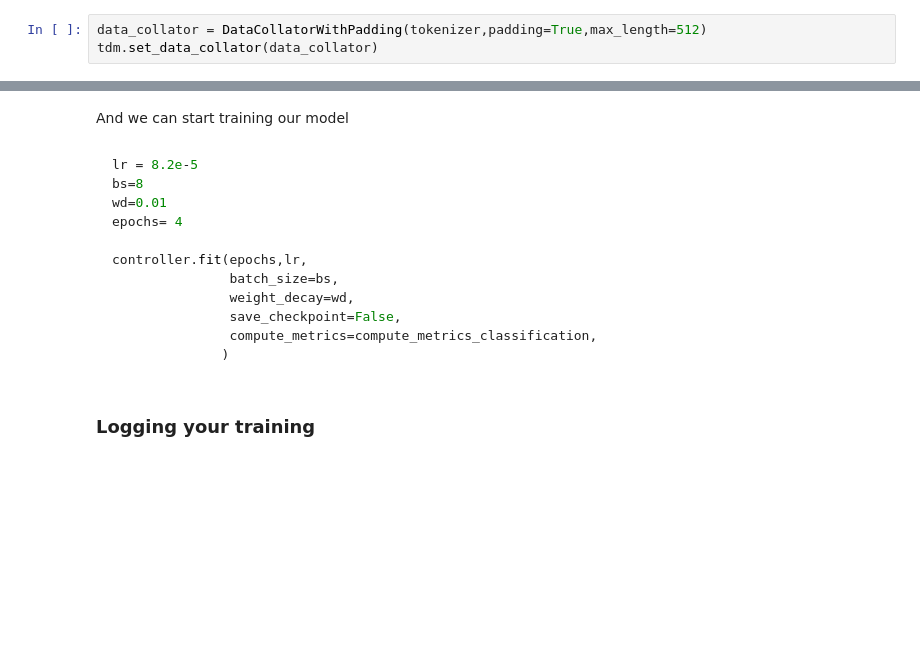
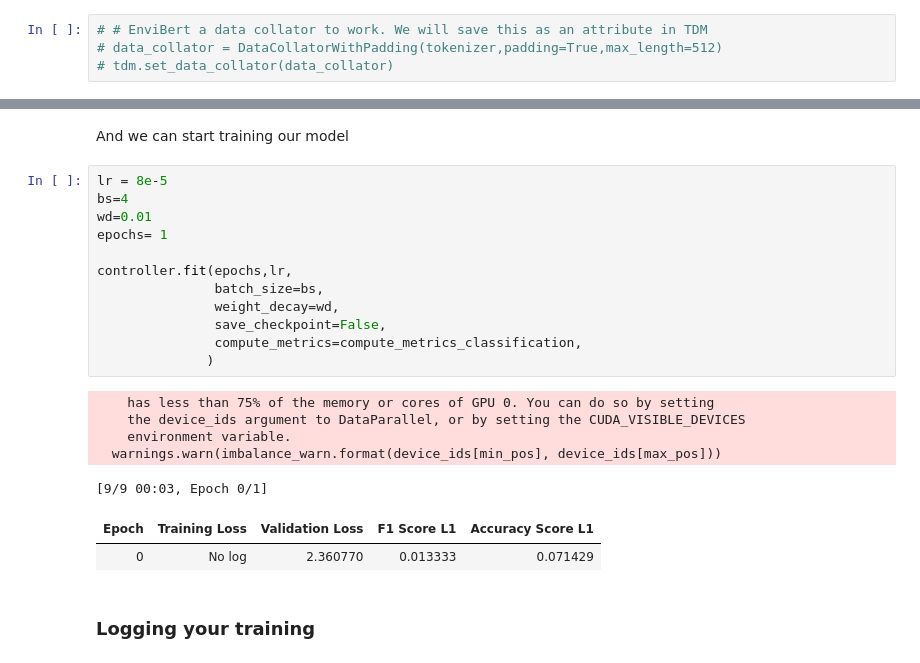
Before and after one commit to anhquan0412/that-nlp-library, a Jupyter notebook: nbs/03_model_main_envibert.ipynb, the cells around one changed output, grey strips where cells are left out. Drawn from its saved outputs; the diff is of its cells as text; blank space fills up the shorter version.

````diff
--- a/nbs/03_model_main_envibert.ipynb
+++ b/nbs/03_model_main_envibert.ipynb
@@ -75,6 +76,7 @@ EnviBert a data collator to work. We will save this as an attribute in TDM
 # %%
-data_collator = DataCollatorWithPadding(tokenizer,padding=True,max_length=512)
-tdm.set_data_collator(data_collator)
+# # EnviBert a data collator to work. We will save this as an attribute in TDM
+# data_collator = DataCollatorWithPadding(tokenizer,padding=True,max_length=512)
+# tdm.set_data_collator(data_collator)
 # %% [markdown]
 Create our DatasetDict from TextDataMain (as our `ModelController` class can also work with DatasetDict)
 # %%
@@ -234,20 +231,26 @@ Some weights of RobertaHiddenStateConcatForSequenceClassification were not initi
 You should probably TRAIN this model on a down-stream task to be able to use it for predictions and inference.
 # %% [markdown]
 And we can start training our model
-# %% [markdown]
-```python
-lr = 8.2e-5
-bs=8
-wd=0.01
-epochs= 4
-
-controller.fit(epochs,lr,
-               batch_size=bs,
-               weight_decay=wd,
-               save_checkpoint=False,
-               compute_metrics=compute_metrics_classification,
-              )
-```
+# %%
+lr = 8e-5
+bs=4
+wd=0.01
+epochs= 1
+
+controller.fit(epochs,lr,
+               batch_size=bs,
+               weight_decay=wd,
+               save_checkpoint=False,
+               compute_metrics=compute_metrics_classification,
+              )
+# %% [output]
+    has less than 75% of the memory or cores of GPU 0. You can do so by setting
+    the device_ids argument to DataParallel, or by setting the CUDA_VISIBLE_DEVICES
+    environment variable.
+  warnings.warn(imbalance_warn.format(device_ids[min_pos], device_ids[max_pos]))
+[9/9 00:03, Epoch 0/1]
+| Epoch | Training Loss | Validation Loss | F1 Score L1 | Accuracy Score L1 |
+| 0 | No log | 2.360770 | 0.013333 | 0.071429 |
 # %% [markdown]
 ### Logging your training
 # %% [markdown]
````
Also changed, not shown: parts of 14 cells of this notebook, 7 other files.
